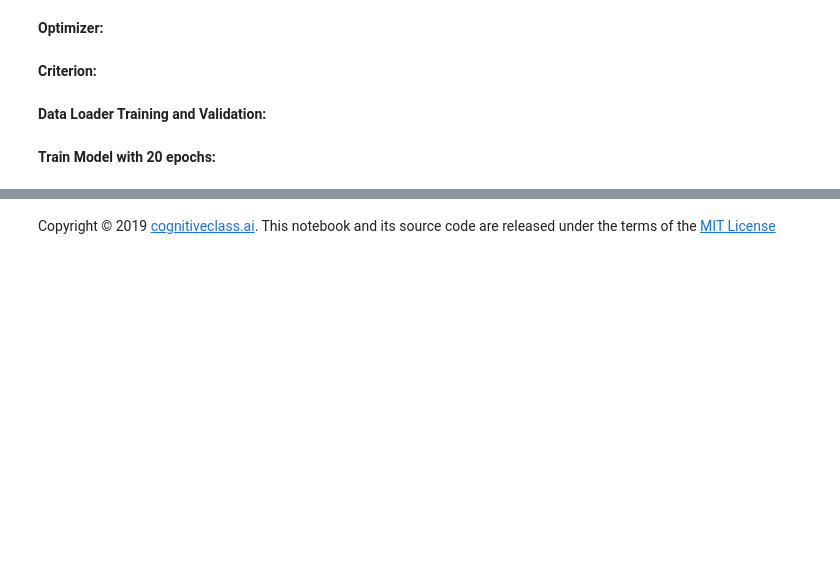
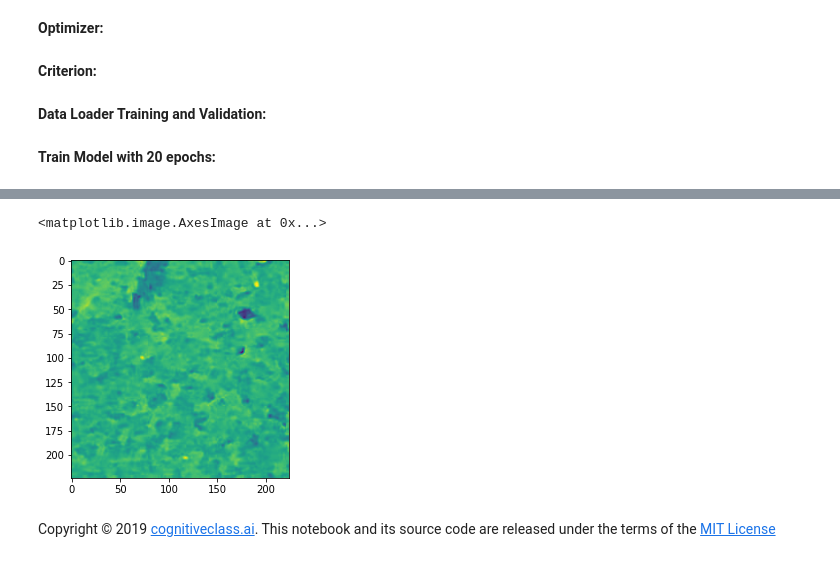
Before and after one commit to zendegani/Cracks_Detection_using_Deep_Learning, a Jupyter notebook: IBM-AI-Capstone.ipynb, the cells around one changed output, grey strips where cells are left out. Drawn from its saved outputs; the diff is of its cells as text; code cells hidden in the pictures; blank space fills up the shorter version.

```diff
--- a/IBM-AI-Capstone.ipynb
+++ b/IBM-AI-Capstone.ipynb
@@ -141,7 +169,7 @@ torch.manual_seed(0)
 <b>Custom Module:</b>
 # %%
 # Define the learning rate, optimizer, criterion and data loader
-learning_rate = 0.01
+learning_rate = 0.001
 momentum=0.1
 # %%
 input_size = 3 * 227 * 227
@@ -155,6 +183,9 @@ for param in model.parameters():
     param.requires_grad = False
 # %%
 model.fc = nn.Linear(512,2)
+# %%
+# Convert model to be used on GPU
+model = model.to(device)
 # %%
 model
 # %% [output]
@@ -187,10 +218,10 @@ criterion = nn.CrossEntropyLoss()
 # %% [markdown]
 <b>Data Loader Training and Validation:</b>
 # %%
-batch_size = 100
-
-train_loader = torch.utils.data.DataLoader(dataset=dataset_train, batch_size=batch_size)
-validation_loader = torch.utils.data.DataLoader(dataset=dataset_val, batch_size=batch_size)
+batch_size_train = 100
+batch_size_val = batch_size_train
+train_loader = torch.utils.data.DataLoader(dataset=train_dataset, batch_size=batch_size_train)
+validation_loader = torch.utils.data.DataLoader(dataset=validation_dataset, batch_size=batch_size_val)
 # %% [markdown]
 <b>Train Model with 20 epochs: </b>
 # %%
@@ -286,0 +342,14 @@ plt.plot(loss_list[:-1],'o-')
+# %%
+count = 0
+list_mis = []
+for idx, (x, y) in enumerate(torch.utils.data.DataLoader(dataset=validation_dataset, batch_size=1)):
+    x = x.to(device)
+    y = y.to(device)
+    z = model(x)
+    _, yhat = torch.max(z, 1)
+    if yhat != y:
+        list_mis.append([idx,yhat,y])
+        print('sample {:} predicted value: {:} actual value:{:}'.format(idx,yhat,y))
+        count += 1
+    if count >= 10:
+        break
@@ -287,2 +366,7 @@ plt.plot(loss_list[:-1],'o-')
+# %%
+plt.imshow(dataset_val[list_mis[0]][0][0,:,:])
+# %% [output]
+<matplotlib.image.AxesImage at 0x...>
+[figure, added]
 # %% [markdown]
 Copyright © 2019 <a href="cognitiveclass.ai"> cognitiveclass.ai</a>. This notebook and its source code are released under the terms of the <a href="https://bigdatauniversity.com/mit-license/">MIT License</a>
```
Also changed, not shown: parts of 16 cells of this notebook.
